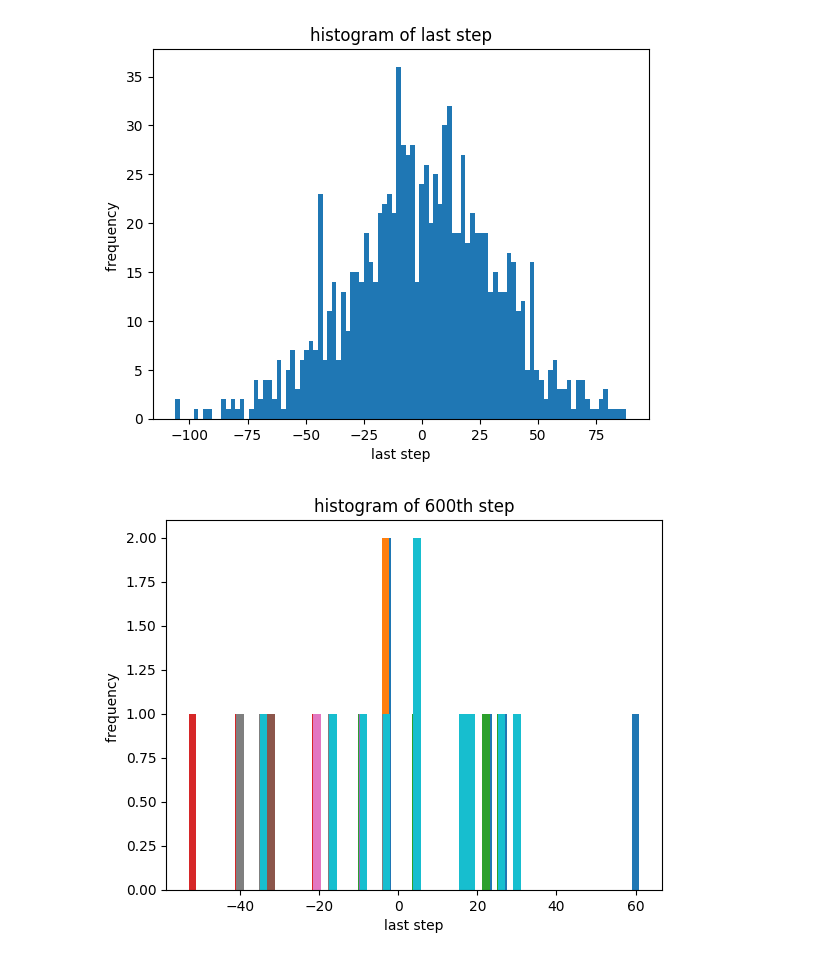
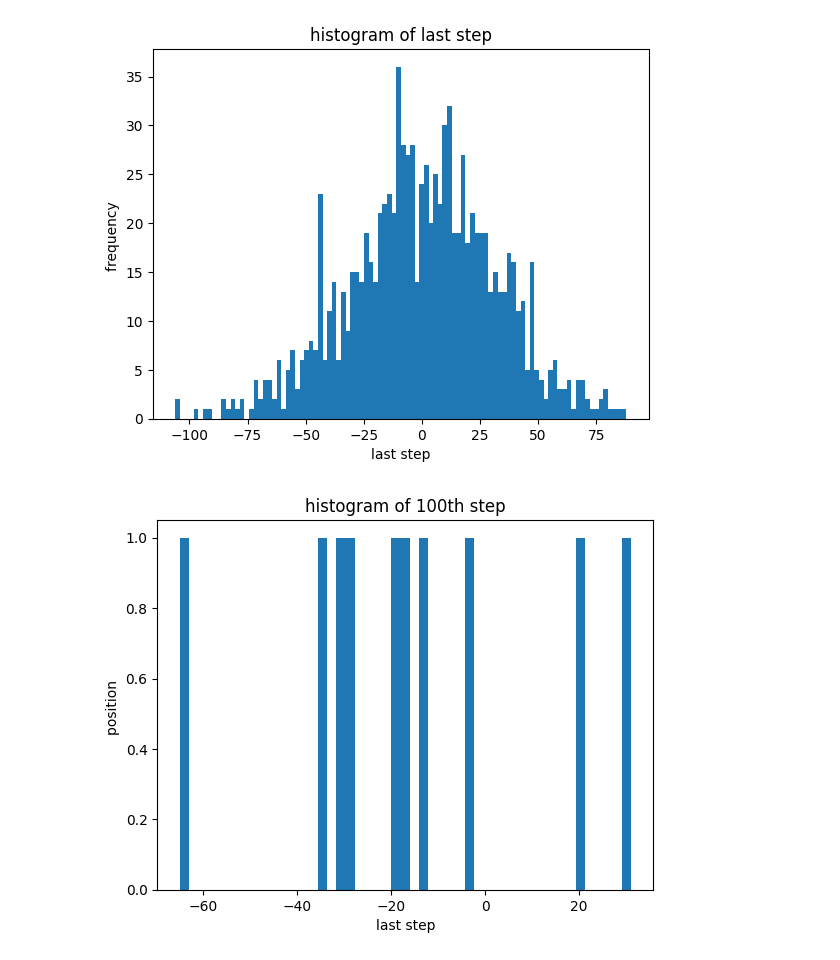
Before and after one commit to PX2145-2025/week-7-b-Anest-Cunliffe, a Jupyter notebook: Random_walk.ipynb, the cells around one changed output. Cells and saved outputs as stored; diff of their text form; code cells hidden in the pictures.

```diff
--- a/Random_walk.ipynb
+++ b/Random_walk.ipynb
@@ -195,14 +195,14 @@ plt.savefig('histogram at last step')
 [figure]
 # %%
 
-  final_particle2= particles[600]
-  min1=np.min(final_particle2)
-  max1=np.max(final_particle2)
-  bin_number1= int((max1-min1)/2)+1
-  plt.hist(final_particle2, bins=bin_number1)
-  plt.title('histogram of 600th step')
-  plt.xlabel('last step')
-  plt.ylabel('frequency ')
-  plt.savefig('histogram at last step')
+final_particle2= particles[-100] #plotting values with -100 step
+min1=np.min(final_particle2)
+max1=np.max(final_particle2)
+bin_number1= int((max1-min1)/2)+1
+plt.hist(final_particle2, bins=bin_number1)
+plt.title('histogram of 100th step')
+plt.xlabel('last step')
+plt.ylabel('position ')
+plt.savefig('histogram at intermediate step')
 # %% [output]
-[figure, old version]
+[figure, new version]
```
Also changed, not shown: parts of 4 cells of this notebook.
